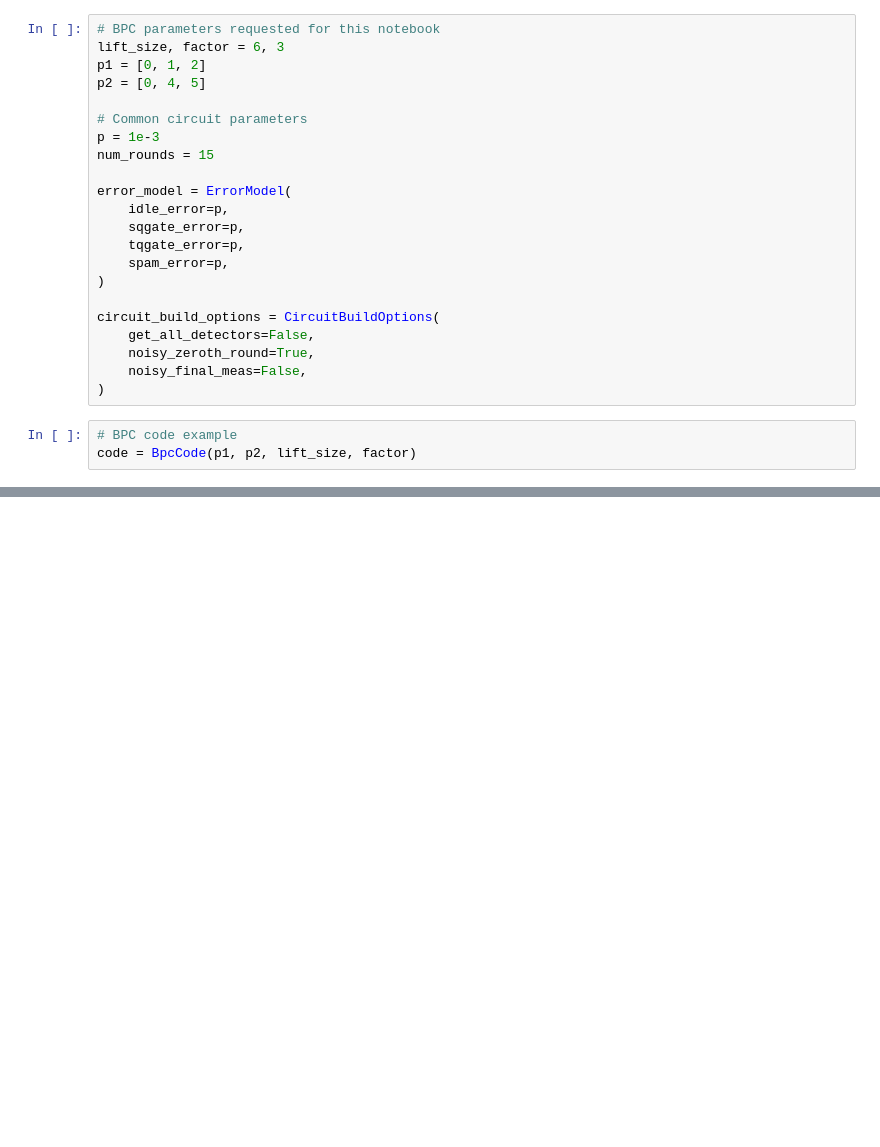
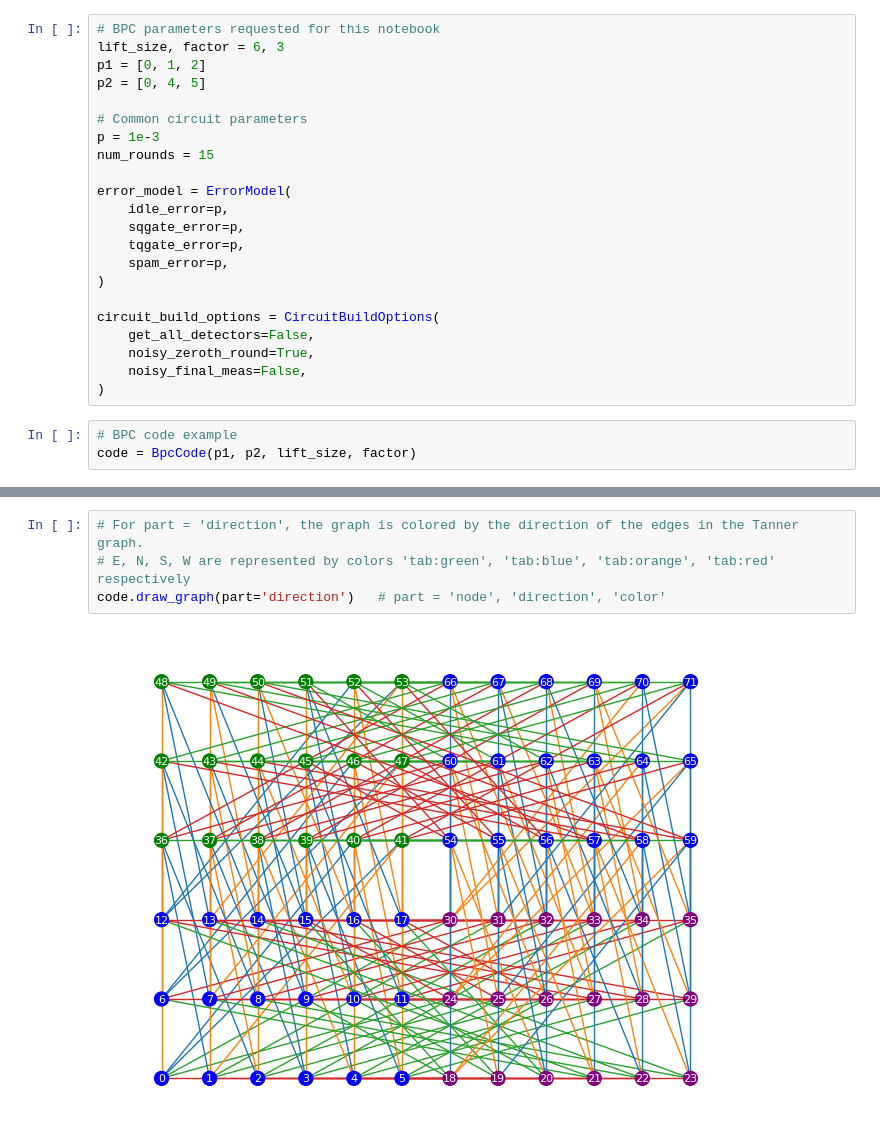
Before and after one commit to mkangquantum/quits, a Jupyter notebook: doc/02B_cardinal_circuit_generation.ipynb, the cells around one changed output, grey strips where cells are left out. Drawn from its saved outputs; the diff is of its cells as text; blank space fills up the shorter version.

Commit message:
draw_graph for cardinal

```diff
--- a/doc/02B_cardinal_circuit_generation.ipynb
+++ b/doc/02B_cardinal_circuit_generation.ipynb
@@ -67,3 +70,9 @@ OBSERVABLE_INCLUDE(4) rec[-36] rec[-30] rec[-18] rec[-17]
 OBSERVABLE_INCLUDE(5) rec[-36] rec[-35] rec[-30] rec[-29] rec[-18] rec[-16]
 OBSERVABLE_INCLUDE(6) rec[-30] rec[-24] rec[-12] rec[-11]
 OBSERVABLE_INCLUDE(7) rec[-30] rec[-29] rec[-24] rec[-23] rec[-12] rec[-10]
+# %%
+# For part = 'direction', the graph is colored by the direction of the edges in the Tanner graph.
+# E, N, S, W are represented by colors 'tab:green', 'tab:blue', 'tab:orange', 'tab:red' respectively
+code.draw_graph(part='direction')   # part = 'node', 'direction', 'color'
+# %% [output]
+[figure, added]
```
Also changed, not shown: parts of 3 cells of this notebook, 7 other files.
